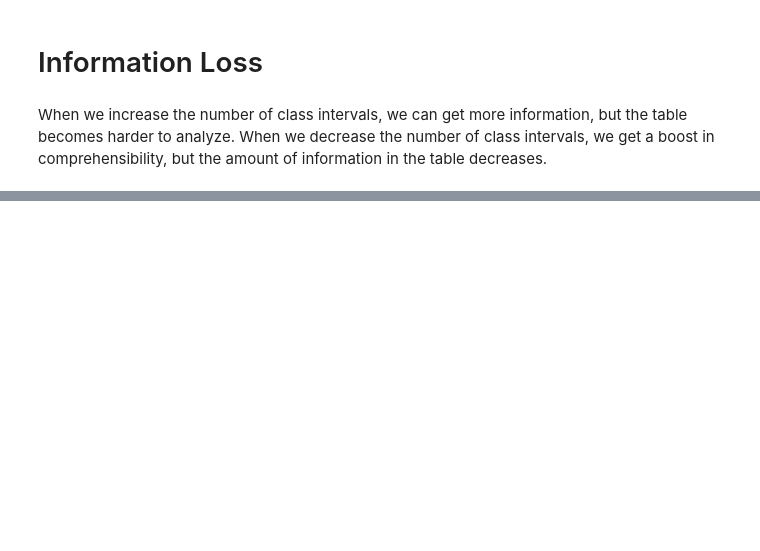
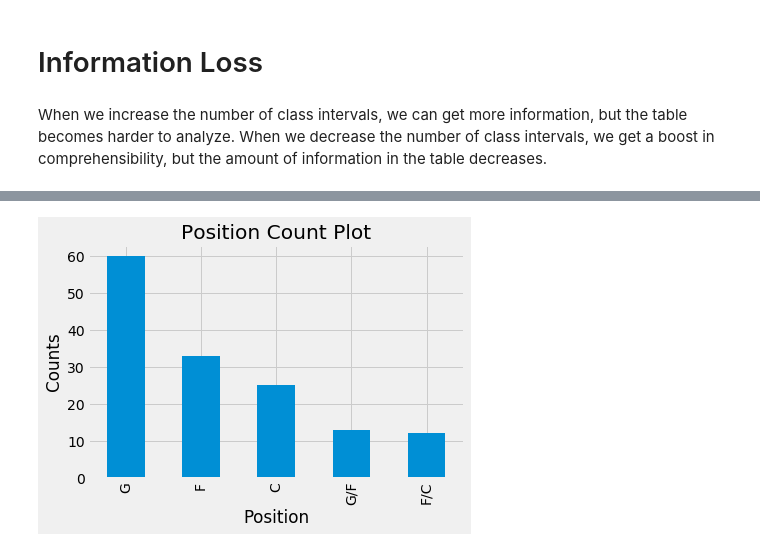
Before and after one commit to VictorOmondi1997/Statistics-Fundamentals, a Jupyter notebook: Frequency Distributions.ipynb, the cells around one changed output, grey strips where cells are left out. Cells and saved outputs as stored; diff of their text form; code cells hidden in the pictures; blank space fills up the shorter version.

```diff
--- a/Frequency Distributions.ipynb
+++ b/Frequency Distributions.ipynb
@@ -359,0 +394,8 @@ When we increase the number of class intervals, we can get more information, but
+# %%
+wnba.Pos.value_counts().plot.bar()
+plt.title('Position Count Plot')
+plt.xlabel('Position')
+plt.ylabel('Counts')
+plt.show()
+# %% [output]
+[figure, added]
```
Also changed, not shown: parts of 29 cells of this notebook.
